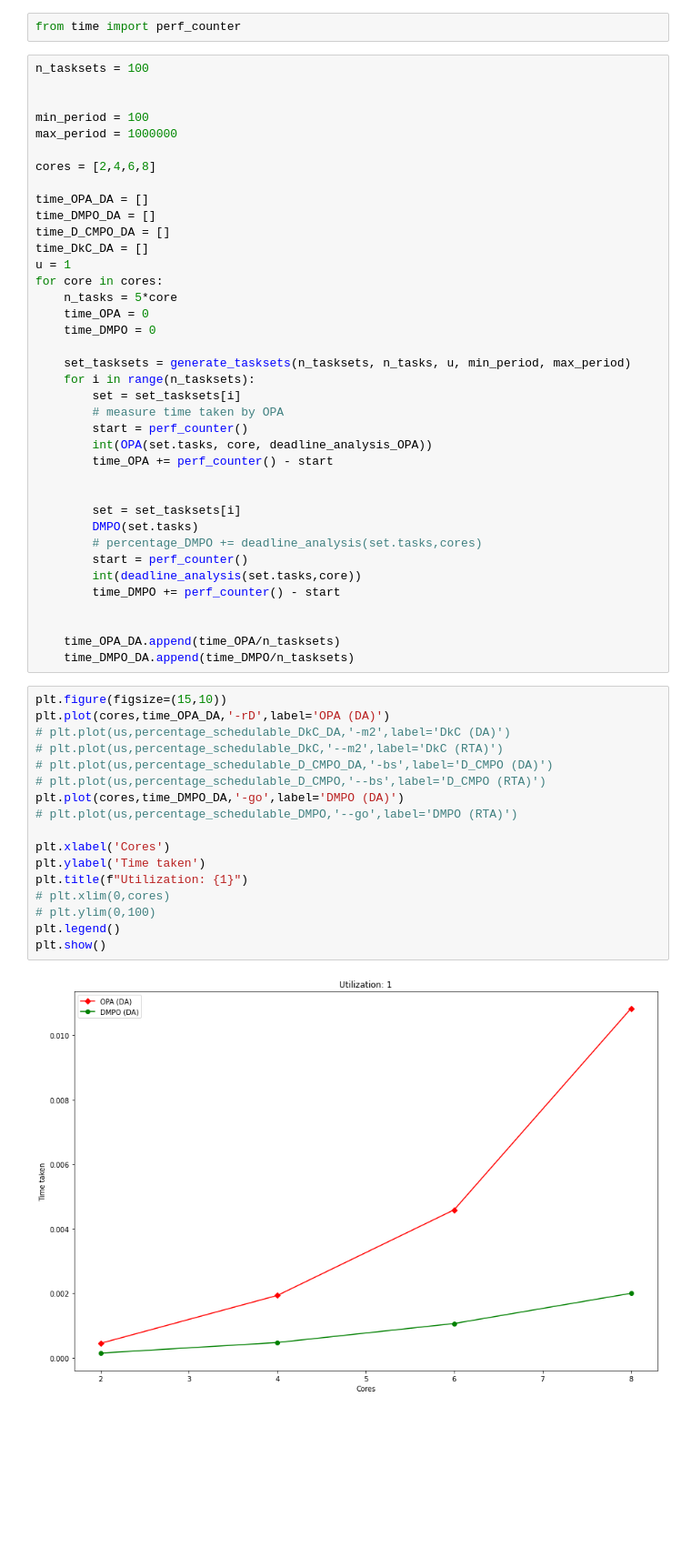
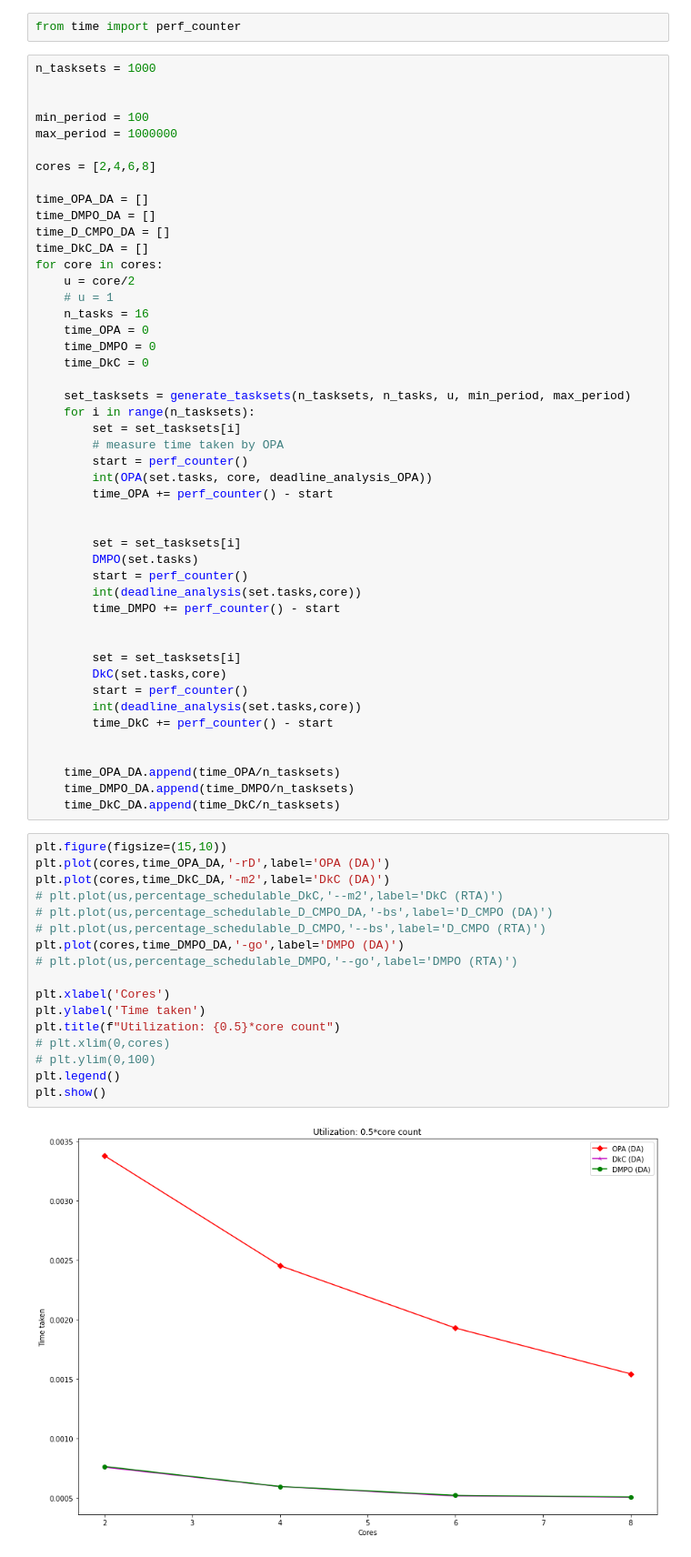
Before and after one commit to BuzzingTaz/RTES-Project, a Jupyter notebook: project.ipynb, the cells around one changed output. Shown at 91% size. Drawn from its saved outputs; the diff is of its cells as text; blank space fills up the shorter version.

```diff
--- a/project.ipynb
+++ b/project.ipynb
@@ -373,7 +373,7 @@ plt.show()
 # %%
 from time import perf_counter
 # %%
-n_tasksets = 100
+n_tasksets = 1000
 
 
 min_period = 100
@@ -385,11 +385,13 @@ time_OPA_DA = []
 time_DMPO_DA = []
 time_D_CMPO_DA = []
 time_DkC_DA = []
-u = 1
 for core in cores:
-    n_tasks = 5*core
+    u = core/2
+    # u = 1
+    n_tasks = 16
     time_OPA = 0
     time_DMPO = 0
+    time_DkC = 0
 
     set_tasksets = generate_tasksets(n_tasksets, n_tasks, u, min_period, max_period)
     for i in range(n_tasksets):
@@ -402,33 +404,40 @@ for core in cores:
 
         set = set_tasksets[i]
         DMPO(set.tasks)
-        # percentage_DMPO += deadline_analysis(set.tasks,cores)
         start = perf_counter()
         int(deadline_analysis(set.tasks,core))
         time_DMPO += perf_counter() - start
 
 
+        set = set_tasksets[i]
+        DkC(set.tasks,core)
+        start = perf_counter()
+        int(deadline_analysis(set.tasks,core))
+        time_DkC += perf_counter() - start
+
+
     time_OPA_DA.append(time_OPA/n_tasksets)
     time_DMPO_DA.append(time_DMPO/n_tasksets)
+    time_DkC_DA.append(time_DkC/n_tasksets)
 # %%
 plt.figure(figsize=(15,10))
 plt.plot(cores,time_OPA_DA,'-rD',label='OPA (DA)')
-# plt.plot(us,percentage_schedulable_DkC_DA,'-m2',label='DkC (DA)')
+plt.plot(cores,time_DkC_DA,'-m2',label='DkC (DA)')
 # plt.plot(us,percentage_schedulable_DkC,'--m2',label='DkC (RTA)')
 # plt.plot(us,percentage_schedulable_D_CMPO_DA,'-bs',label='D_CMPO (DA)')
 # plt.plot(us,percentage_schedulable_D_CMPO,'--bs',label='D_CMPO (RTA)')
 plt.plot(cores,time_DMPO_DA,'-go',label='DMPO (DA)')
 # plt.plot(us,percentage_schedulable_DMPO,'--go',label='DMPO (RTA)')
 
 plt.xlabel('Cores')
 plt.ylabel('Time taken')
-plt.title(f"Utilization: {1}")
+plt.title(f"Utilization: {0.5}*core count")
 # plt.xlim(0,cores)
 # plt.ylim(0,100)
 plt.legend()
 plt.show()
 # %% [output]
-[figure, old version]
+[figure, new version]
 # %%
 ## 2 core system
 ##Considering 10 tasks for each number of tasks and coming up avergae time complexity
```
Also changed, not shown: parts of 2 cells of this notebook.
